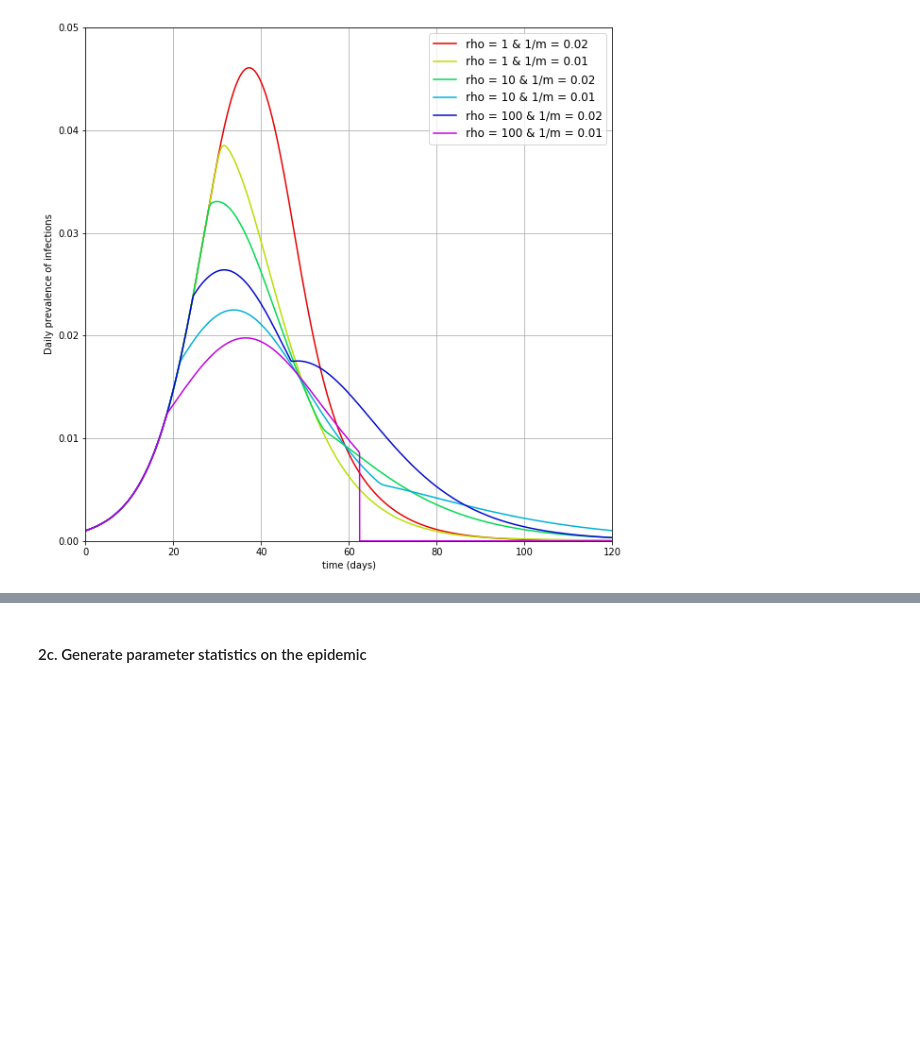
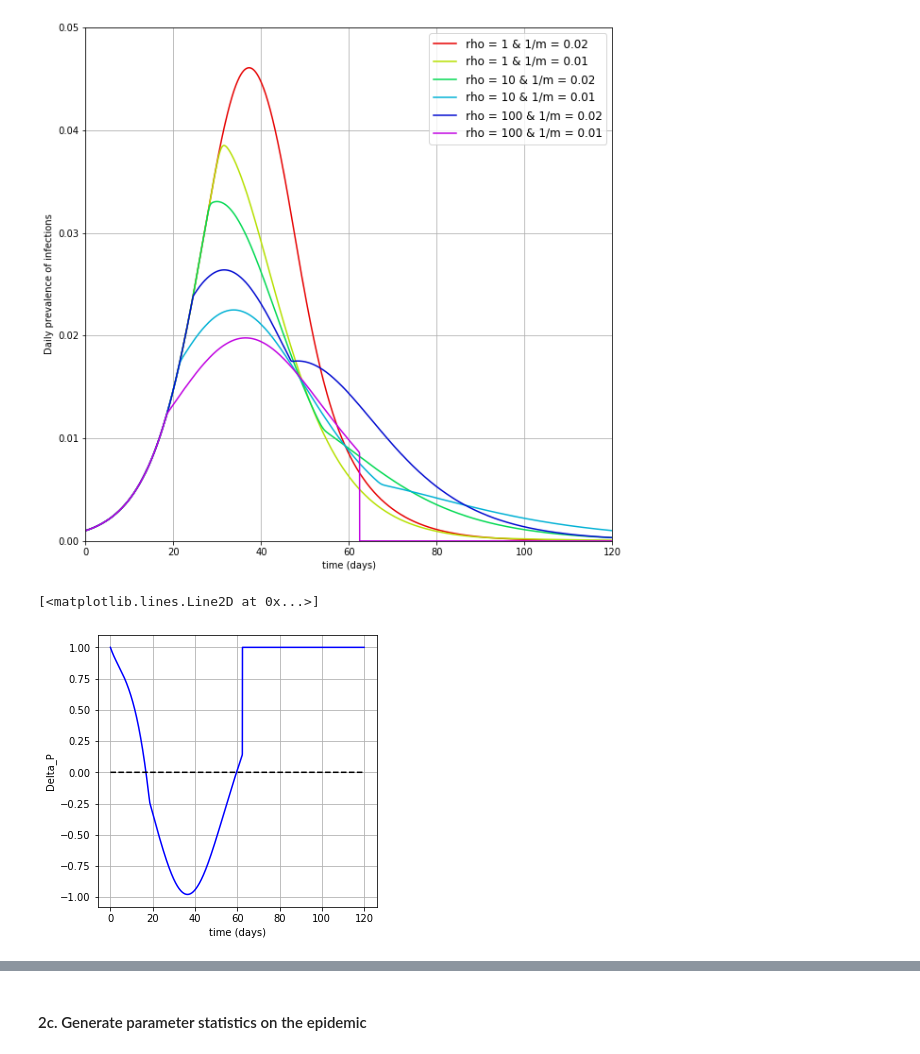
Before and after one commit to ajhaslam16/Impacts_of_behavior_SIR, a Jupyter notebook: Recreate_Poletti.ipynb, the cells around one changed output, grey strips where cells are left out. Saved outputs shown, nothing was run; the diff lists cells and outputs as text; code cells hidden in the pictures; blank space fills up the shorter version.

Commit message:
Continued exploration including new payoff function.

```diff
--- a/Recreate_Poletti.ipynb
+++ b/Recreate_Poletti.ipynb
@@ -292,7 +292,7 @@ for M_thresh_test in np.linspace(0.01,0.001,6):
 
     params = ODE_models.get_params(m=1/M_thresh_test)
 
-    sim_system = odeint(ODE_models.SIRan_system, initial_state, time, args=(params,))
+    sim_system = odeint(ODE_models.SIRant_system, initial_state, time, args=(params,))
 
     col = next(color_iter)
     #line1, = ax.plot(time, sim_system[:,-1], c=col, linestyle='--')
@@ -498,7 +498,7 @@ for rho_test in rho_set:
 
         params = ODE_models.get_params(rho=rho_test,m=1/Mthresh_test)
 
-        sim_system = odeint(ODE_models.SIRan_system, initial_state, time, args=(params,))
+        sim_system = odeint(ODE_models.SIRant_system, initial_state, time, args=(params,))
 
         col = next(color_iter)
         #line1, = ax.plot(time, sim_system[:,-1], c=col, linestyle='--')
@@ -512,3 +512,23 @@ ax.legend(legend_curves, legend_names, loc='best',fontsize='large')
 # %% [output]
 <matplotlib.legend.Legend at 0x...>
 [figure]
+# %%
+matplotlib.rcParams['figure.figsize'] = [5, 5]
+fig, ax = plt.subplots()
+legend_curves = tuple()
+legend_names = tuple()
+
+ax.set(xlabel='time (days)', ylabel='Delta_P')
+#ax.set_ylim((0,0.05))
+#ax.set_xlim((0,120))
+ax.grid()
+
+delt_P = []
+for i in range(len(time)):
+    delt_P.append(ODE_models.payoff_difference(sim_system[i,-1],og_params))
+
+ax.plot(time, delt_P, '-b')
+ax.plot(time, np.zeros(len(time)), '--k')
+# %% [output]
+[<matplotlib.lines.Line2D at 0x...>]
+[figure, added]
```
Also changed, not shown: parts of 3 cells of this notebook, 1 other file.
